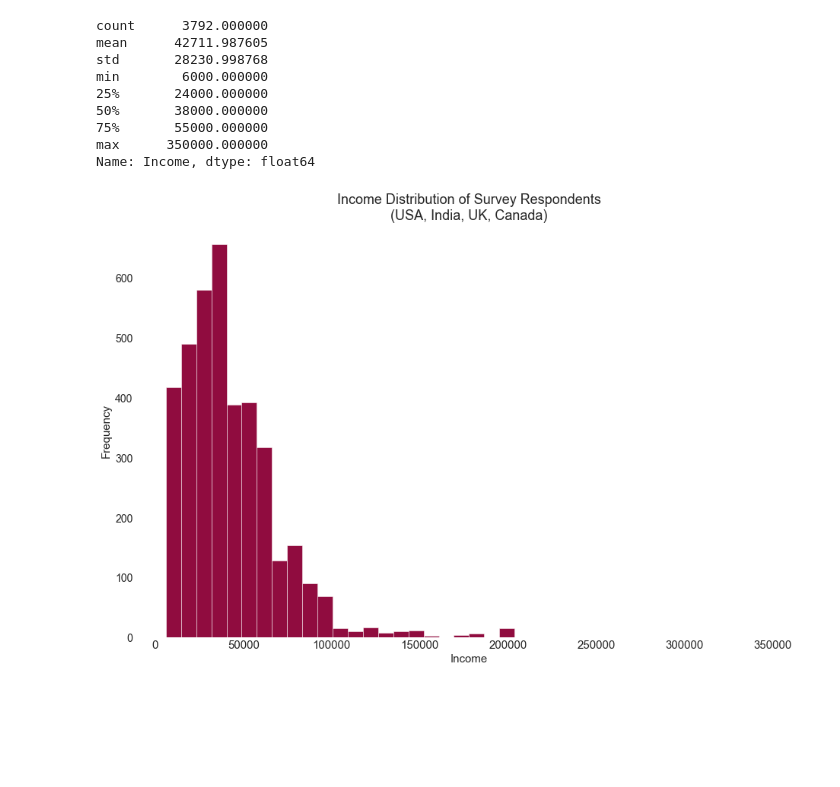
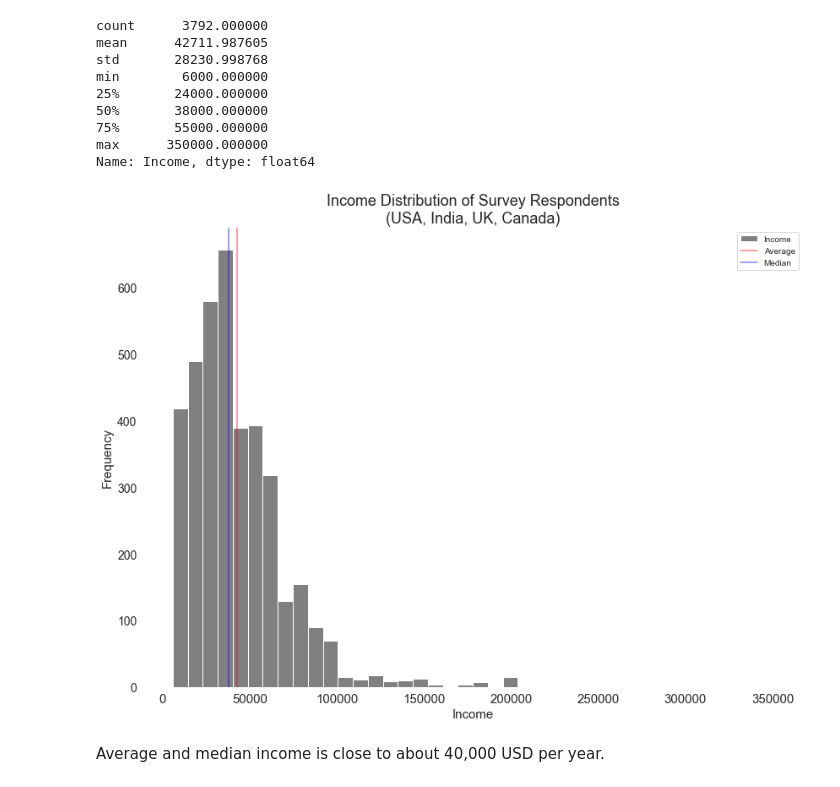
Before and after one commit to paul-trood/Portfolio-Best_Markets_for_Advertising, a Jupyter notebook: coding_survey.ipynb, the cells around one changed output. Saved outputs shown, nothing was run; the diff lists cells and outputs as text; code cells hidden in the pictures; blank space fills up the shorter version.

```diff
--- a/coding_survey.ipynb
+++ b/coding_survey.ipynb
@@ -36,7 +36,6 @@ import numpy as np
 import matplotlib.pyplot as plt
 import seaborn as sns
 import matplotlib.style as style
-style.use("fivethirtyeight")
 %matplotlib inline
 # %%
 pd.options.display.max_columns = 150 # to avoid truncated output
@@ -713,16 +713,21 @@ Name: Income, dtype: float64
 # %%
 # Income distribution
 fig, ax = plt.subplots(figsize = (14,10))
-df["Income"].plot.hist(bins = 40, color = "#900C3F")
+df["Income"].plot.hist(bins = 40, color = "grey")
 plt.gca().spines[["right", "left", "top", "bottom"]].set_visible(False)
 plt.title("Income Distribution of Survey Respondents\n(USA, India, UK, Canada)", size = 18)
+plt.axvline(df["Income"].mean(), color = "red", alpha = 0.5, label = "Average")
+plt.axvline(df["Income"].median(), color = "blue", alpha = 0.5, label = "Median")
 plt.ylabel("Frequency",size = 15)
 plt.yticks(size = 14)
 plt.xticks(size = 15)
 plt.xlabel("Income", size = 15)
+plt.legend()
 plt.show()
 # %% [output]
-[figure, old version]
+[figure, new version]
+# %% [markdown]
+Average and median income is close to about 40,000 USD per year.
 # %%
 # Isolating each country into individual dataframes
 income_us = df[df["CountryLive"] == "United States of America"]
```
Also changed, not shown: parts of 25 cells of this notebook.
